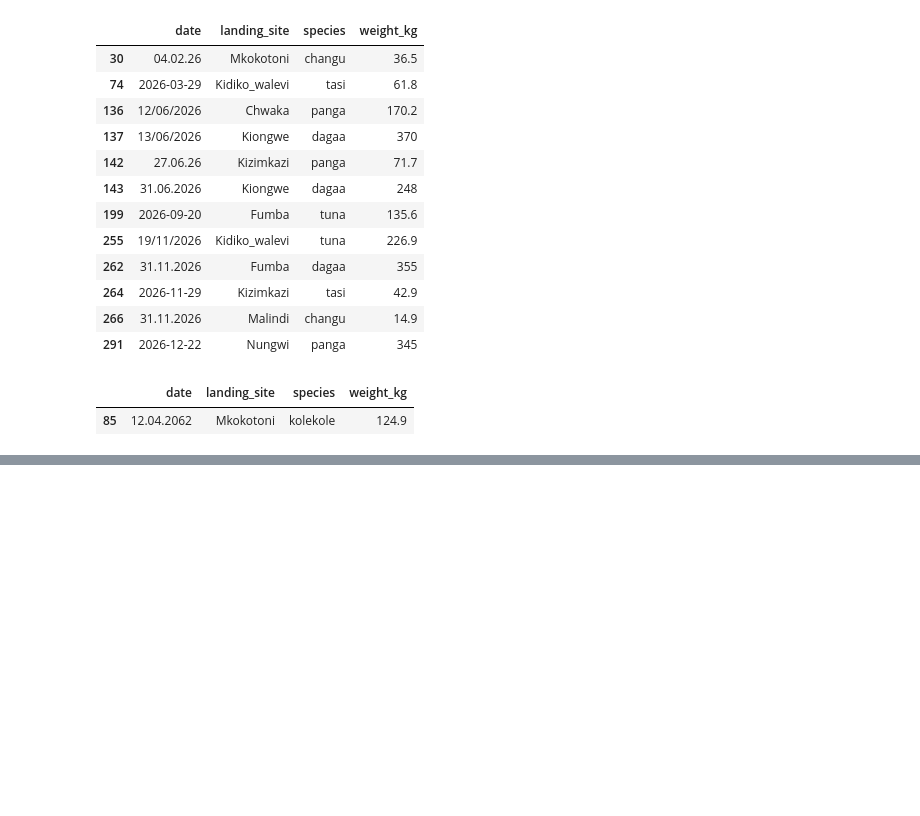
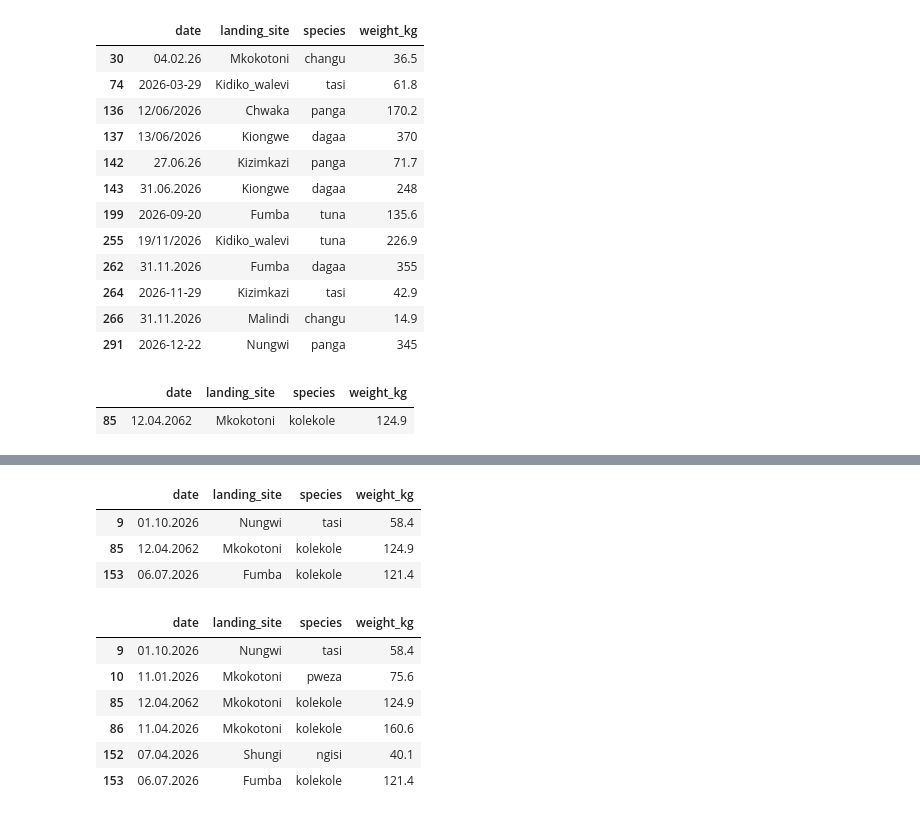
Before and after one commit to GabrielMasala/catch_summariser, a Jupyter notebook: catch_trends.ipynb, the cells around one changed output, grey strips where cells are left out. Cells and saved outputs as stored; diff of their text form; code cells hidden in the pictures; blank space fills up the shorter version.

```diff
--- a/catch_trends.ipynb
+++ b/catch_trends.ipynb
@@ -14,6 +14,8 @@ SPECIES_FIXES = {"tassi":"tasi", "sardines":"dagaa", "chang'u":"changu", "tuna f
 SITE_FIXES = {"Kizimakazi":"Kizimkazi", "Mkokotoni.":"Mkokotoni", "Shungii":"Shungi"}
 # %%
 YEAR = 2026
+# %%
+MAX_GAP_DAYS = 30
 # %%
 landings.shape
 # %% [output]
@@ -195,0 +230,17 @@ landings[(dates.dt.year != YEAR) & dates.notna()]
+# %%
+landings[(gaps > MAX_GAP_DAYS)]
+# %% [output]
+|  | date | landing_site | species | weight_kg |
+| 9 | 01.10.2026 | Nungwi | tasi | 58.4 |
+| 85 | 12.04.2062 | Mkokotoni | kolekole | 124.9 |
+| 153 | 06.07.2026 | Fumba | kolekole | 121.4 |
+# %%
+landings[(gaps.abs() > MAX_GAP_DAYS)]
+# %% [output]
+|  | date | landing_site | species | weight_kg |
+| 9 | 01.10.2026 | Nungwi | tasi | 58.4 |
+| 10 | 11.01.2026 | Mkokotoni | pweza | 75.6 |
+| 85 | 12.04.2062 | Mkokotoni | kolekole | 124.9 |
+| 86 | 11.04.2026 | Mkokotoni | kolekole | 160.6 |
+| 152 | 07.04.2026 | Shungi | ngisi | 40.1 |
+| 153 | 06.07.2026 | Fumba | kolekole | 121.4 |
```
Also changed, not shown: parts of 5 cells of this notebook.
